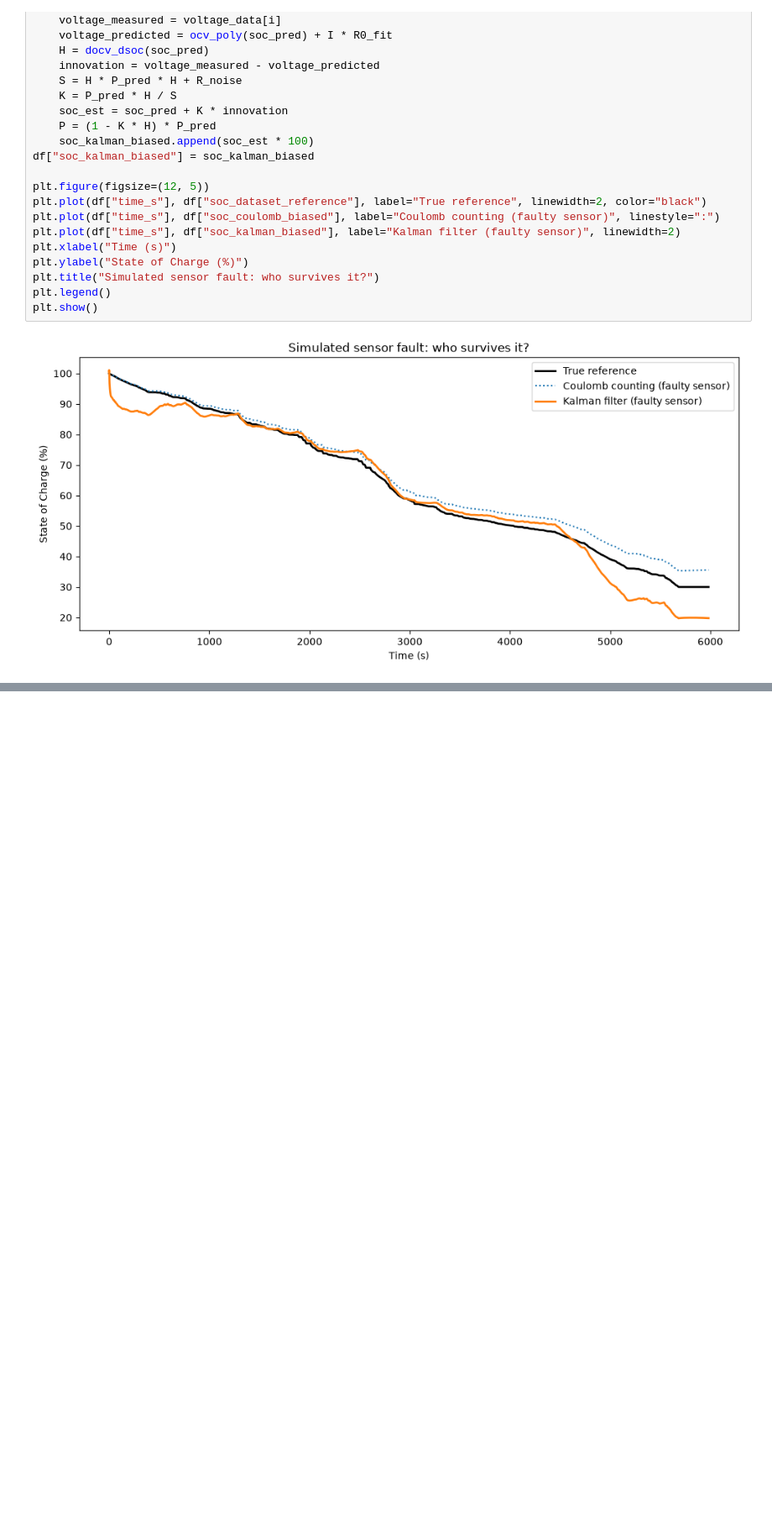
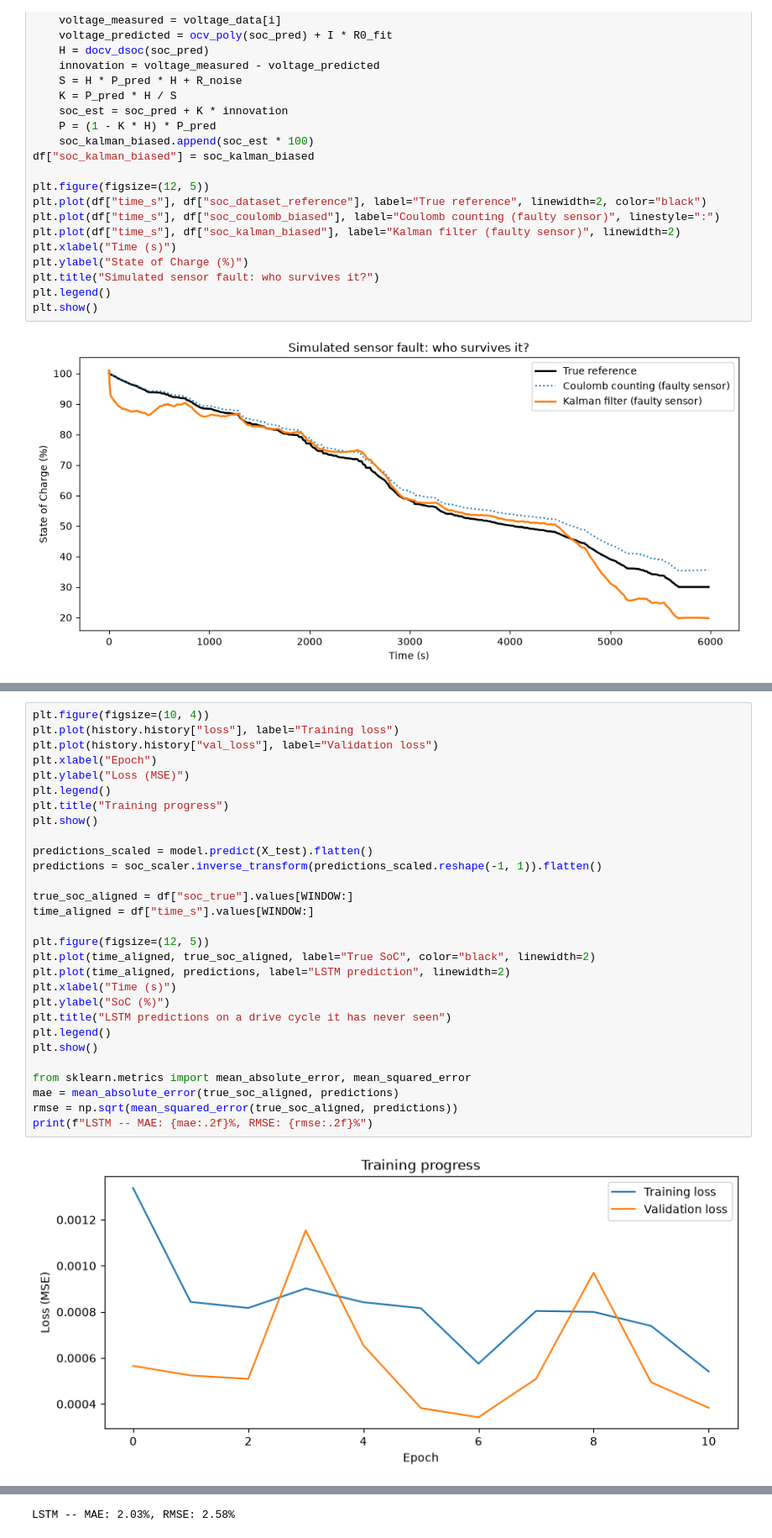
Before and after one commit to dibyashreesahu/ev-battery-soc-estimator, a Jupyter notebook: 01_explore_data.ipynb, the cells around one changed output, grey strips where cells are left out. Shown at 84% size. Saved outputs shown, nothing was run; the diff lists cells and outputs as text; blank space fills up the shorter version.

Commit message:
Day 4: multi-file LSTM training + saved checkpoint

```diff
--- a/01_explore_data.ipynb
+++ b/01_explore_data.ipynb
@@ -240,0 +398,31 @@ plt.show()
+# %%
+plt.figure(figsize=(10, 4))
+plt.plot(history.history["loss"], label="Training loss")
+plt.plot(history.history["val_loss"], label="Validation loss")
+plt.xlabel("Epoch")
+plt.ylabel("Loss (MSE)")
+plt.legend()
+plt.title("Training progress")
+plt.show()
+
+predictions_scaled = model.predict(X_test).flatten()
+predictions = soc_scaler.inverse_transform(predictions_scaled.reshape(-1, 1)).flatten()
+
+true_soc_aligned = df["soc_true"].values[WINDOW:]
+time_aligned = df["time_s"].values[WINDOW:]
+
+plt.figure(figsize=(12, 5))
+plt.plot(time_aligned, true_soc_aligned, label="True SoC", color="black", linewidth=2)
+plt.plot(time_aligned, predictions, label="LSTM prediction", linewidth=2)
+plt.xlabel("Time (s)")
+plt.ylabel("SoC (%)")
+plt.title("LSTM predictions on a drive cycle it has never seen")
+plt.legend()
+plt.show()
+
+from sklearn.metrics import mean_absolute_error, mean_squared_error
+mae = mean_absolute_error(true_soc_aligned, predictions)
+rmse = np.sqrt(mean_squared_error(true_soc_aligned, predictions))
+print(f"LSTM -- MAE: {mae:.2f}%, RMSE: {rmse:.2f}%")
+# %% [output]
+[figure, added]
@@ -240,0 +431 @@ plt.show()
+LSTM -- MAE: 2.03%, RMSE: 2.58%
```
Also changed, not shown: parts of 5 cells of this notebook, 3 other files.
